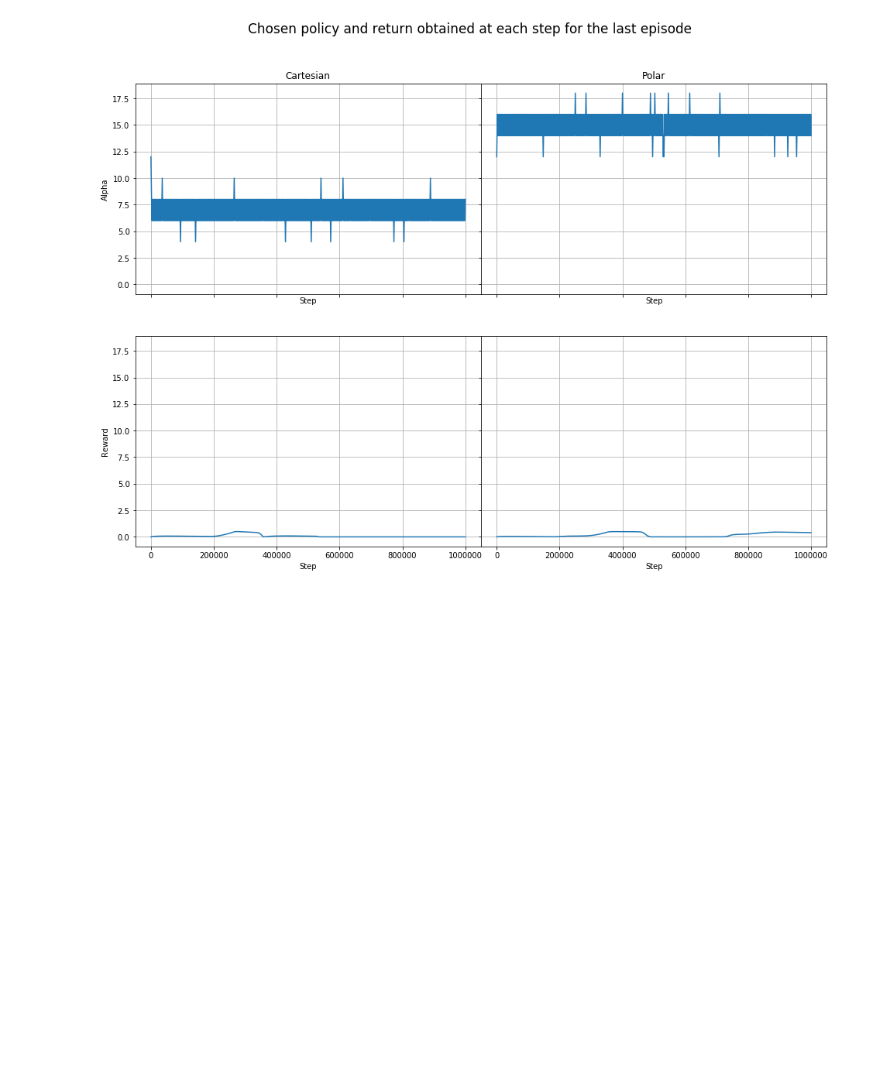
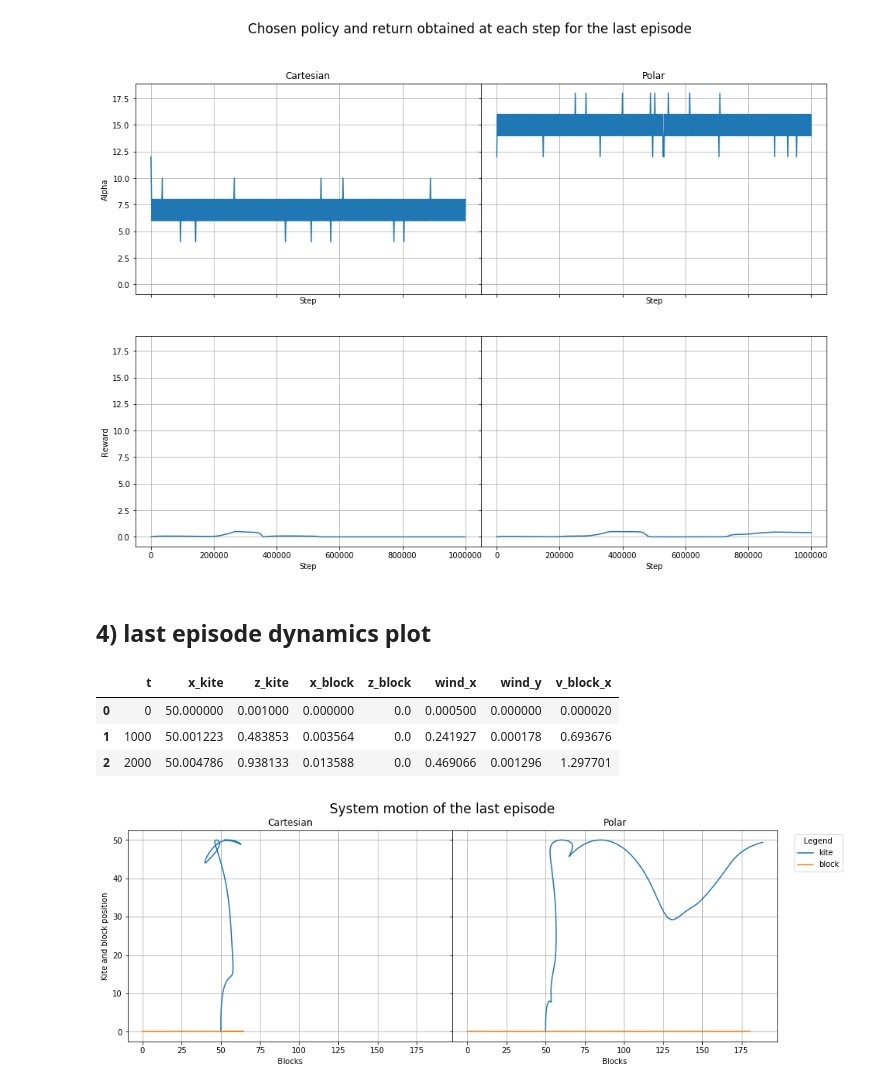
Before and after one commit to nicoleorzan/kite-power, a Jupyter notebook: Learning/Sarsa-2d/sarsa-alpha/streamfunction-data/learning-analysis-alpha-streamfunction.ipynb, the cells around one changed output. Cells and saved outputs as stored; diff of their text form; code cells hidden in the pictures; blank space fills up the shorter version.

```diff
--- a/Learning/Sarsa-2d/sarsa-alpha/streamfunction-data/learning-analysis-alpha-streamfunction.ipynb
+++ b/Learning/Sarsa-2d/sarsa-alpha/streamfunction-data/learning-analysis-alpha-streamfunction.ipynb
@@ -241,3 +241,40 @@ ax3.grid()
 ax4.grid()
 # %% [output]
 [figure]
+# %% [markdown]
+## 4) last episode dynamics plot
+# %%
+cout = pd.read_csv("cout_streamfunction.txt", delim_whitespace=True)
+pout = pd.read_csv("pout_streamfunction.txt", delim_whitespace=True)
+
+cout.head(3)
+# %% [output]
+|  | t | x_kite | z_kite | x_block | z_block | wind_x | wind_y | v_block_x |
+| 0 | 0 | 50.000000 | 0.001000 | 0.000000 | 0.0 | 0.000500 | 0.000000 | 0.000020 |
+| 1 | 1000 | 50.001223 | 0.483853 | 0.003564 | 0.0 | 0.241927 | 0.000178 | 0.693676 |
+| 2 | 2000 | 50.004786 | 0.938133 | 0.013588 | 0.0 | 0.469066 | 0.001296 | 1.297701 |
+# %%
+fig, axs = plt.subplots(1, 2, sharex=True, sharey=True, figsize=(15, 5), gridspec_kw={'wspace': 0})
+
+fig.suptitle('System motion of the last episode', fontsize = title_fs)
+
+axs[0].plot(cout['x_kite'], cout['z_kite'],label='kite')
+axs[0].plot(cout['x_block'], cout['z_block'],label='block')
+plt.grid(b=True)
+
+axs[1].plot(pout['x_kite'], pout['z_kite'],label='kite')
+axs[1].plot(pout['x_block'], pout['z_block'],label='block')
+axs[0].grid(b=True)
+
+plt.legend(title = 'Legend', bbox_to_anchor=(1.04,1), loc="upper left")
+
+
+axs[0].set_ylabel('Kite and block position')
+
+axs[0].set_title("Cartesian")
+axs[1].set_title("Polar")
+
+for ax in axs.flat:
+    ax.set(xlabel='Blocks')
+# %% [output]
+[figure, added]
```
Also changed, not shown: 1 other file.
